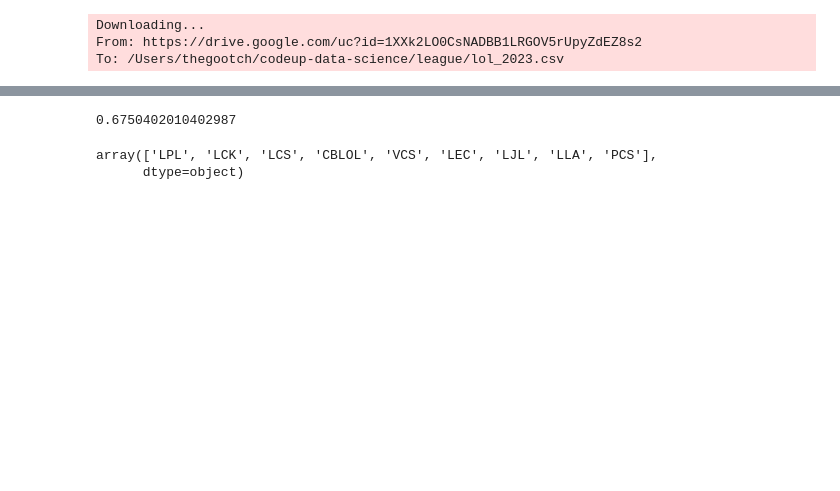
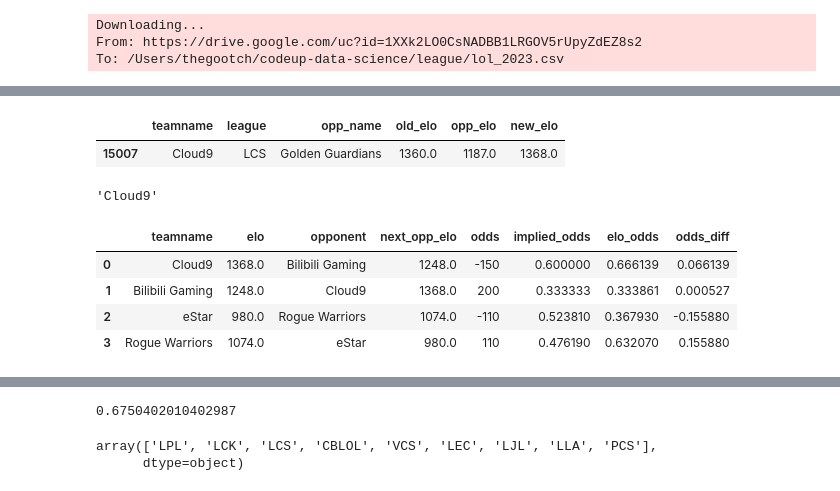
Before and after one commit to richie-p-meyer/league, a Jupyter notebook: scratch.ipynb, the cells around one changed output, grey strips where cells are left out. Drawn from its saved outputs; the diff is of its cells as text; code cells hidden in the pictures; blank space fills up the shorter version.

```diff
--- a/scratch.ipynb
+++ b/scratch.ipynb
@@ -139,0 +143,43 @@ win_prob(1)
+# %%
+row1 = current_elo[current_elo.teamname=='Cloud9']
+row1
+# %% [output]
+|  | teamname | league | opp_name | old_elo | opp_elo | new_elo |
+| 15007 | Cloud9 | LCS | Golden Guardians | 1360.0 | 1187.0 | 1368.0 |
+# %%
+row1.teamname.iloc[0]
+# %% [output]
+'Cloud9'
+# %%
+def get_teams(df,teams,opponents,bet_odds): #returns one team with their name, league, and current elo
+    team_list = []
+    for team, opponent,odds in zip(teams,opponents,bet_odds):
+        row1 = df[df.teamname==team][['teamname','new_elo']]
+        row1['odds'] = odds[0]
+        row2 = df[df.teamname==opponent][['teamname','new_elo']]
+        row2['odds'] = odds[1]
+        row3 = pd.concat([row1,row2])
+        row3.columns = ['teamname','elo','odds']
+        row3['opponent'] = [row2.teamname.iloc[0],row1.teamname.iloc[0]]
+        row3['next_opp_elo'] = [row2.new_elo.iloc[0],row1.new_elo.iloc[0]]
+        team_list.append(row3)
+    temp = pd.concat(team_list)
+    temp = temp[['teamname','elo','opponent','next_opp_elo','odds']]
+    temp['implied_odds'] = temp.odds.apply(win_prob)
+    return temp.reset_index(drop=True)
+# %%
+home = ['Cloud9','eStar']
+away = ['Bilibili Gaming','Rogue Warriors']
+odds = [(-150,200),(-110,110)]
+monies = get_teams(current_elo,home,away,odds)
+monies['elo_odds'] = 0
+for i in range(0,ok.shape[0]):
+    monies.loc[i,'elo_odds'] = win_percent(monies.loc[i,'elo'],monies.loc[i,'next_opp_elo'])
+monies['odds_diff'] = monies.elo_odds-ok.implied_odds
+monies
+# %% [output]
+|  | teamname | elo | opponent | next_opp_elo | odds | implied_odds | elo_odds | odds_diff |
+| 0 | Cloud9 | 1368.0 | Bilibili Gaming | 1248.0 | -150 | 0.600000 | 0.666139 | 0.066139 |
+| 1 | Bilibili Gaming | 1248.0 | Cloud9 | 1368.0 | 200 | 0.333333 | 0.333861 | 0.000527 |
+| 2 | eStar | 980.0 | Rogue Warriors | 1074.0 | -110 | 0.523810 | 0.367930 | -0.155880 |
+| 3 | Rogue Warriors | 1074.0 | eStar | 980.0 | 110 | 0.476190 | 0.632070 | 0.155880 |
```
Also changed, not shown: parts of 8 cells of this notebook.
